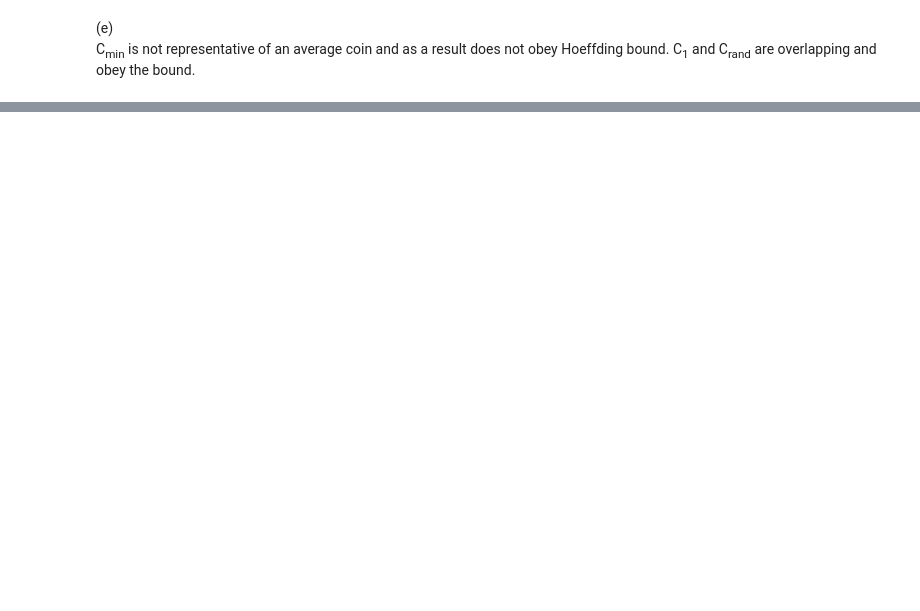
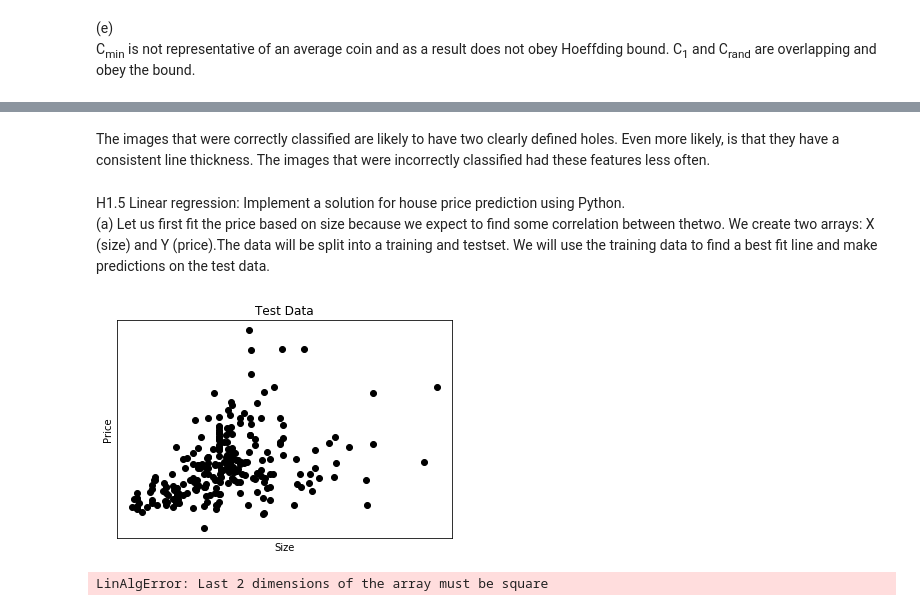
Before and after one commit to acont017/240, a Jupyter notebook: Hw1.ipynb, the cells around one changed output, grey strips where cells are left out. Saved outputs shown, nothing was run; the diff lists cells and outputs as text; code cells hidden in the pictures; blank space fills up the shorter version.

```diff
--- a/Hw1.ipynb
+++ b/Hw1.ipynb
@@ -80,0 +264,35 @@ H1.2
+# %% [markdown]
+The images that were correctly classified are likely to have two clearly defined holes. Even more likely, is that they have a consistent line thickness. The images that were incorrectly classified had these features less often.
+# %% [markdown]
+H1.5 Linear regression: Implement a solution for house price prediction using Python.
+(a) Let us first fit the price based on size because we expect to find some correlation between thetwo. We create two arrays: X (size) and Y (price).The data will be split into a training and testset. We will use the training data to find a best fit line and make predictions on the test data.
+# %%
+# Load CSV and columns
+df = pd.read_csv("Housing.csv")
+Y = df['price']
+X = df['lotsize']
+X = X.values# Split the data into training/testing sets
+X_train = X[:-250]
+X_test = X[-250:]# Split the targets into training/testing sets
+Y_train = Y[:-250]
+Y_test = Y[-250:]# Plot outputs
+plt.scatter(X_test, Y_test,  color='black')
+plt.title('Test Data')
+plt.xlabel('Size')
+plt.ylabel('Price')
+plt.xticks(())
+plt.yticks(())
+plt.show()
+# %% [output]
+[figure, added]
+# %%
+#ones = np.ones(1,1)
+x = X_train.reshape(len(X_train), 1)
+xt = x.T
+X = xt*x
+#Xinv = np.linalg.inv(X)
+A = X*(np.linalg.inv(xt))
+wb = np.linalg.solve(X, Y_train)
+print(wb)
+# %% [output]
+LinAlgError: Last 2 dimensions of the array must be square
```
Also changed, not shown: parts of 24 cells of this notebook, 1 other file.
